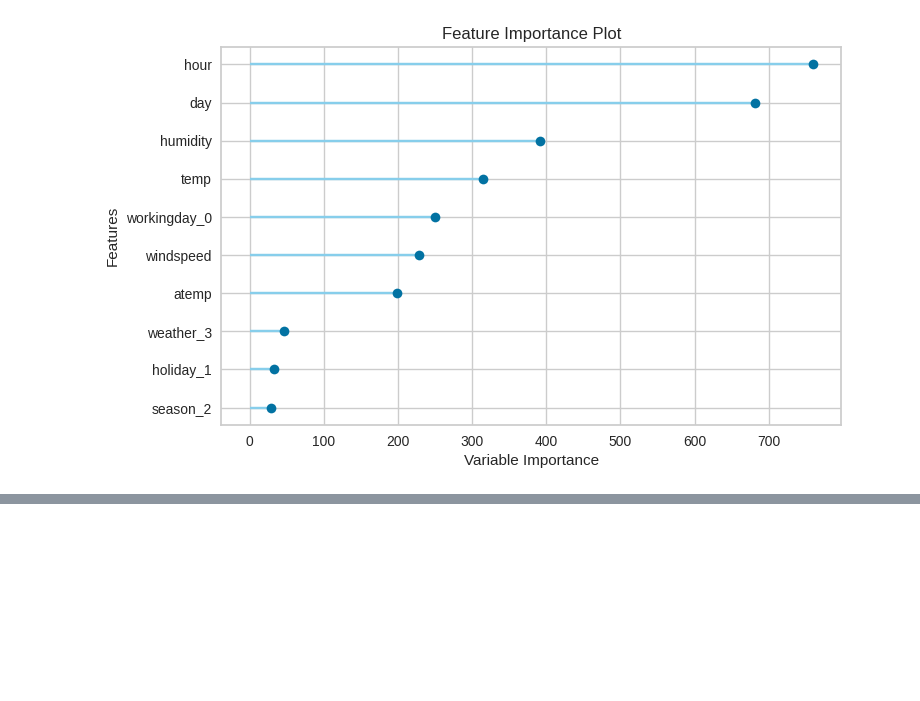
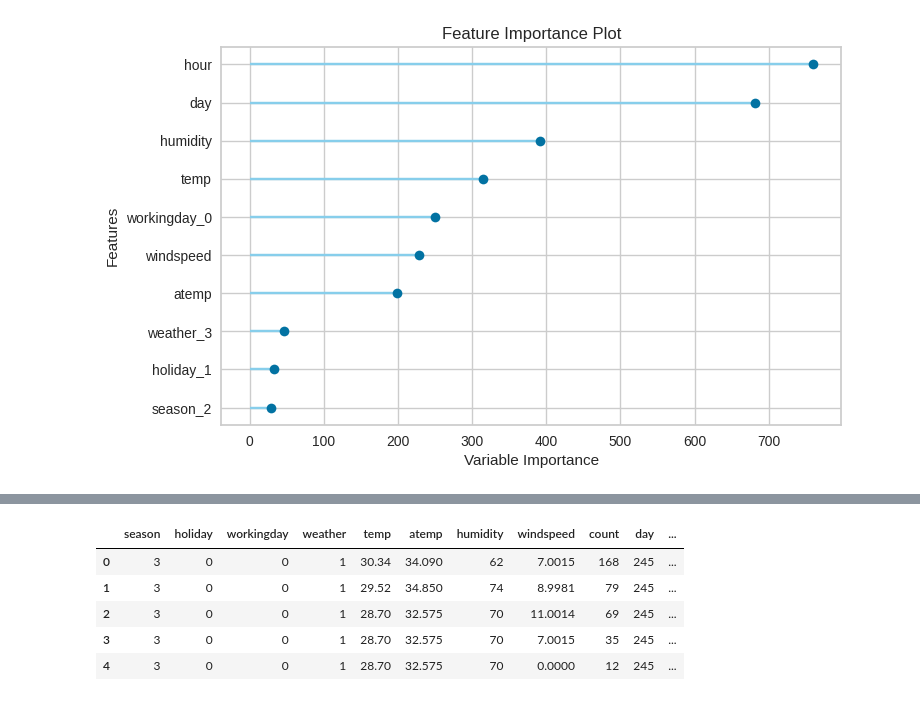
Before and after one commit to yayahamour/project_bike, a Jupyter notebook: pycaret_test.ipynb, the cells around one changed output, grey strips where cells are left out. Saved outputs shown, nothing was run; the diff lists cells and outputs as text; code cells hidden in the pictures; blank space fills up the shorter version.

Commit message:
prediction à la main fonctionne

```diff
--- a/pycaret_test.ipynb
+++ b/pycaret_test.ipynb
@@ -90,0 +151,11 @@ plot_model(best, plot='feature')
+# %%
+# # Pour prédir avec le model pycaret best
+unseen_predictions = predict_model(best, data=df_test)
+unseen_predictions.head()
+# %% [output]
+|  | season | holiday | workingday | weather | temp | atemp | humidity | windspeed | count | day | ... |
+| 0 | 3 | 0 | 0 | 1 | 30.34 | 34.090 | 62 | 7.0015 | 168 | 245 | ... |
+| 1 | 3 | 0 | 0 | 1 | 29.52 | 34.850 | 74 | 8.9981 | 79 | 245 | ... |
+| 2 | 3 | 0 | 0 | 1 | 28.70 | 32.575 | 70 | 11.0014 | 69 | 245 | ... |
+| 3 | 3 | 0 | 0 | 1 | 28.70 | 32.575 | 70 | 7.0015 | 35 | 245 | ... |
+| 4 | 3 | 0 | 0 | 1 | 28.70 | 32.575 | 70 | 0.0000 | 12 | 245 | ... |
```
Also changed, not shown: parts of 14 cells of this notebook, 3 other files.
